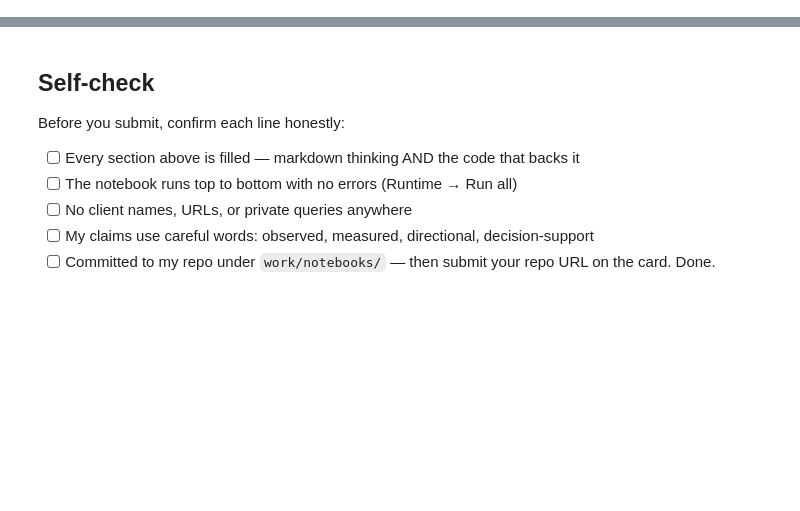
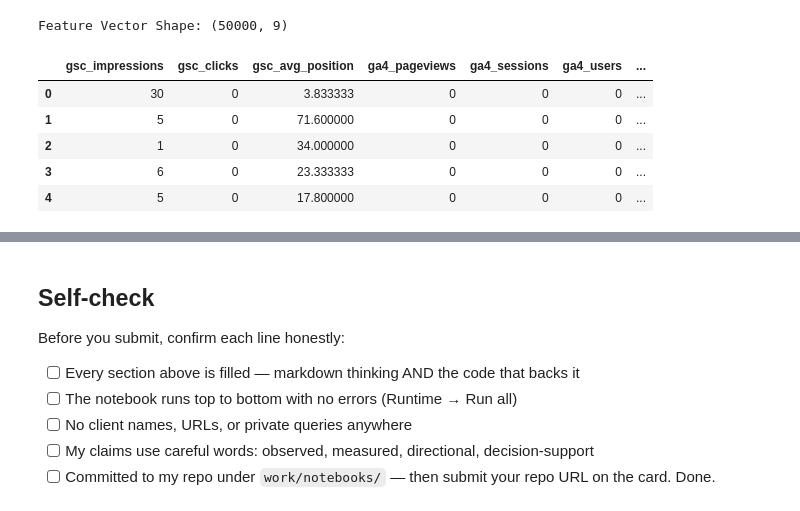
Before and after one commit to abdulmoeed1090/Fly-rank-starter-assignment, a Jupyter notebook: work/notebooks/w03_feature_leakage_check.ipynb, the cells around one changed output, grey strips where cells are left out. Drawn from its saved outputs; the diff is of its cells as text; code cells hidden in the pictures; blank space fills up the shorter version.

```diff
--- a/work/notebooks/w03_feature_leakage_check.ipynb
+++ b/work/notebooks/w03_feature_leakage_check.ipynb
@@ -12,0 +17,54 @@ This skeleton is yours to fill. Work the sections **in order** — each one has
+# %%
+# This cell is for CODE (numbers, a query, a check).
+# Write your text answer in the cell ABOVE this one — typing sentences here breaks Run All.
+
+from google.colab import userdata
+from huggingface_hub import login
+from datasets import load_dataset
+
+# Login
+hf_token = userdata.get("HF_TOKEN")
+login(token=hf_token)
+
+# Load dataset
+dataset = load_dataset(
+    "FlyRank/internship-warehouse",
+    "fact_content_daily_performance"
+)
+
+import pandas as pd
+
+# Only first 50,000 rows
+df = pd.DataFrame(dataset["train"][:50000])
+
+df.head()
+
+# Feature columns
+features = [
+    "gsc_impressions",
+    "gsc_clicks",
+    "gsc_avg_position",
+    "ga4_pageviews",
+    "ga4_sessions",
+    "ga4_users",
+    "ga4_engaged_sessions",
+    "ga4_total_engagement_sec",
+    "scroll_events"
+]
+
+# Build feature vector
+feature_df = df[features].copy()
+
+# Fill missing values
+feature_df = feature_df.fillna(0)
+
+print("Feature Vector Shape:", feature_df.shape)
+feature_df.head()
+# %% [output]
+Feature Vector Shape: (50000, 9)
+|  | gsc_impressions | gsc_clicks | gsc_avg_position | ga4_pageviews | ga4_sessions | ga4_users | ... |
+| 0 | 30 | 0 | 3.833333 | 0 | 0 | 0 | ... |
+| 1 | 5 | 0 | 71.600000 | 0 | 0 | 0 | ... |
+| 2 | 1 | 0 | 34.000000 | 0 | 0 | 0 | ... |
+| 3 | 6 | 0 | 23.333333 | 0 | 0 | 0 | ... |
+| 4 | 5 | 0 | 17.800000 | 0 | 0 | 0 | ... |
```
Also changed, not shown: parts of 14 cells of this notebook.
